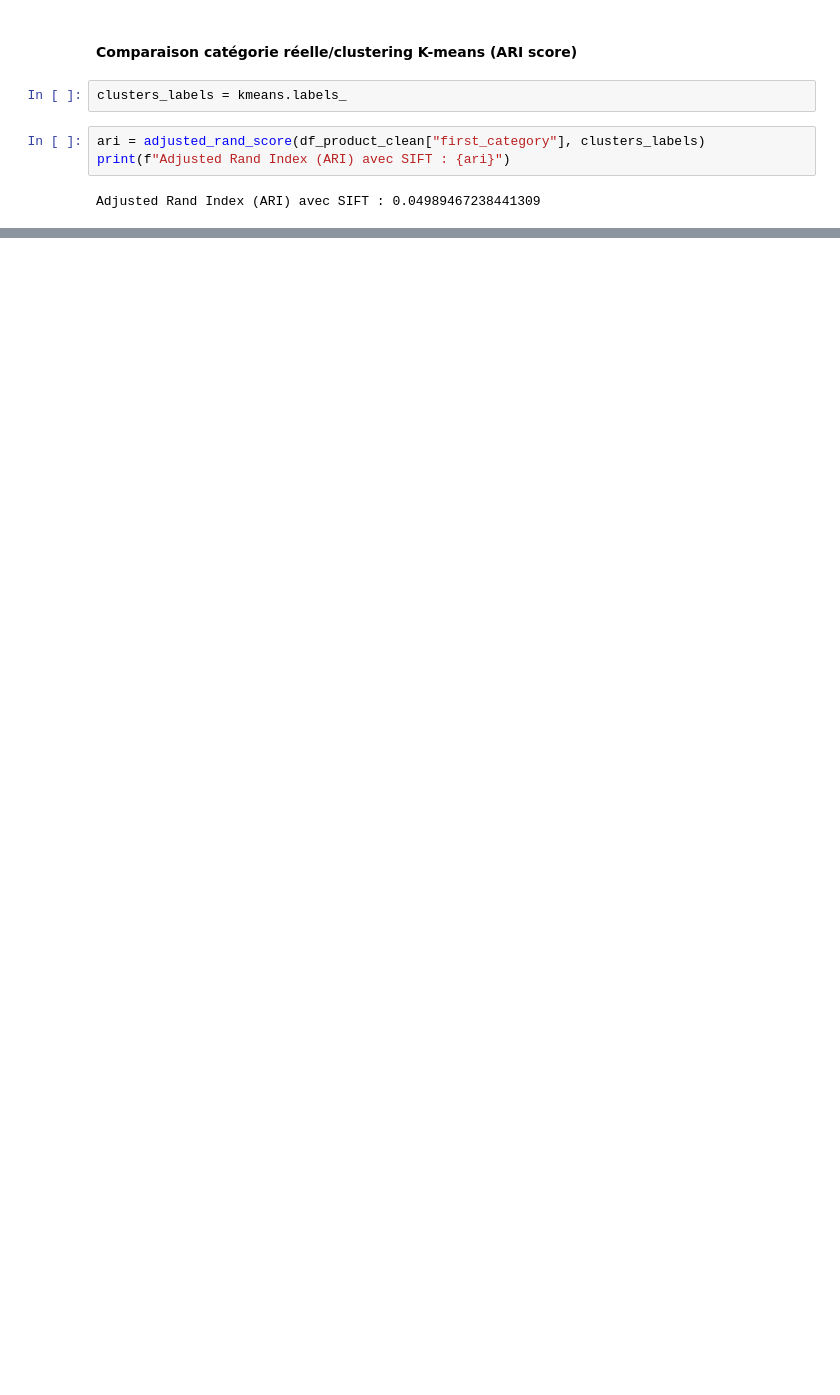
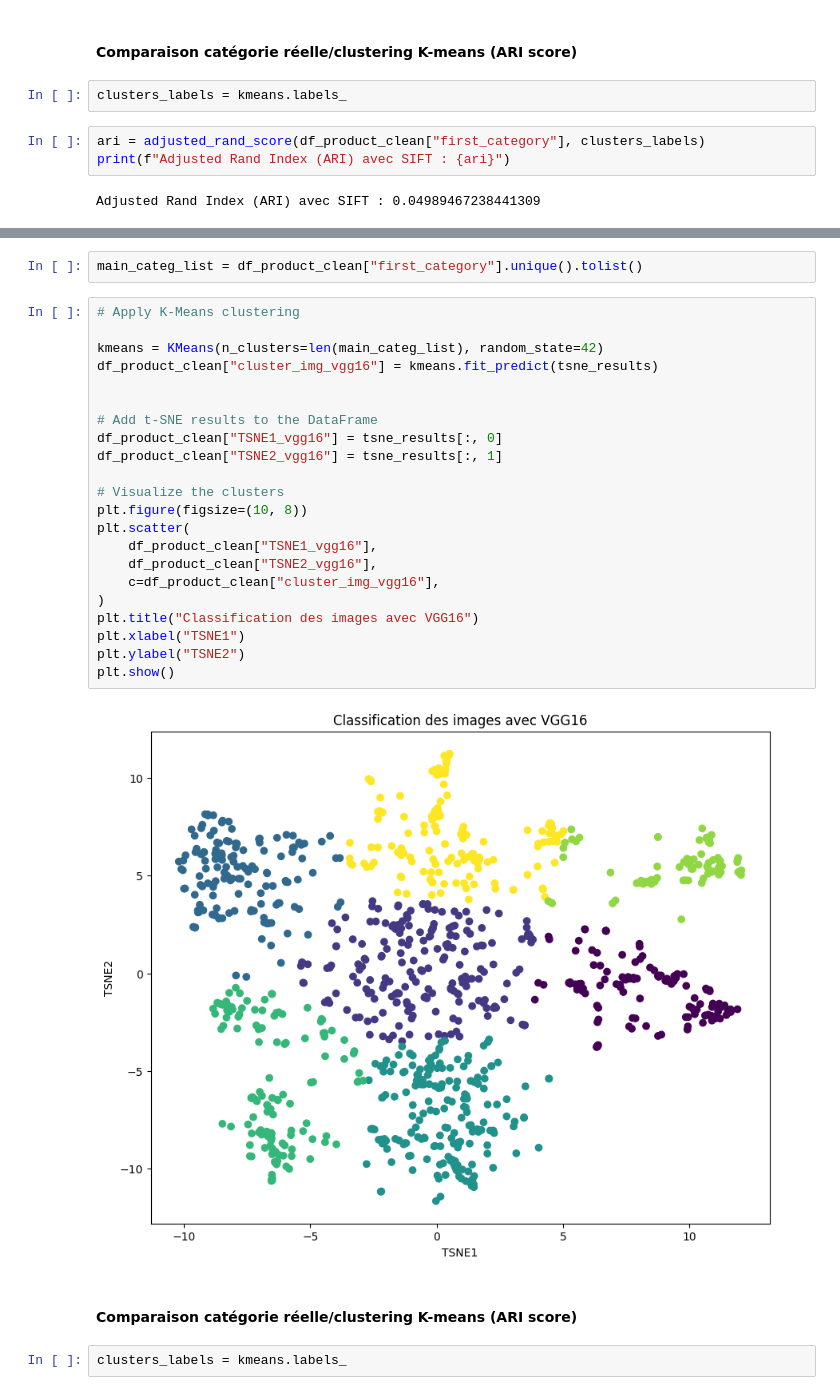
Before and after one commit to dimitri-feniou/openclassrooms-projet6-classification-conso, a Jupyter notebook: notebook_features_extraction_images.ipynb, the cells around one changed output, grey strips where cells are left out. Saved outputs shown, nothing was run; the diff lists cells and outputs as text; blank space fills up the shorter version.

```diff
--- a/notebook_features_extraction_images.ipynb
+++ b/notebook_features_extraction_images.ipynb
@@ -455,0 +636,30 @@ Adjusted Rand Index (ARI) avec SIFT : 0.04989467238441309
+# %%
+main_categ_list = df_product_clean["first_category"].unique().tolist()
+# %%
+# Apply K-Means clustering
+
+kmeans = KMeans(n_clusters=len(main_categ_list), random_state=42)
+df_product_clean["cluster_img_vgg16"] = kmeans.fit_predict(tsne_results)
+
+
+# Add t-SNE results to the DataFrame
+df_product_clean["TSNE1_vgg16"] = tsne_results[:, 0]
+df_product_clean["TSNE2_vgg16"] = tsne_results[:, 1]
+
+# Visualize the clusters
+plt.figure(figsize=(10, 8))
+plt.scatter(
+    df_product_clean["TSNE1_vgg16"],
+    df_product_clean["TSNE2_vgg16"],
+    c=df_product_clean["cluster_img_vgg16"],
+)
+plt.title("Classification des images avec VGG16")
+plt.xlabel("TSNE1")
+plt.ylabel("TSNE2")
+plt.show()
+# %% [output]
+[figure, added]
+# %% [markdown]
+#### Comparaison catégorie réelle/clustering K-means (ARI score)
+# %%
+clusters_labels = kmeans.labels_
```
Also changed, not shown: parts of 62 cells of this notebook, 13 other files.
